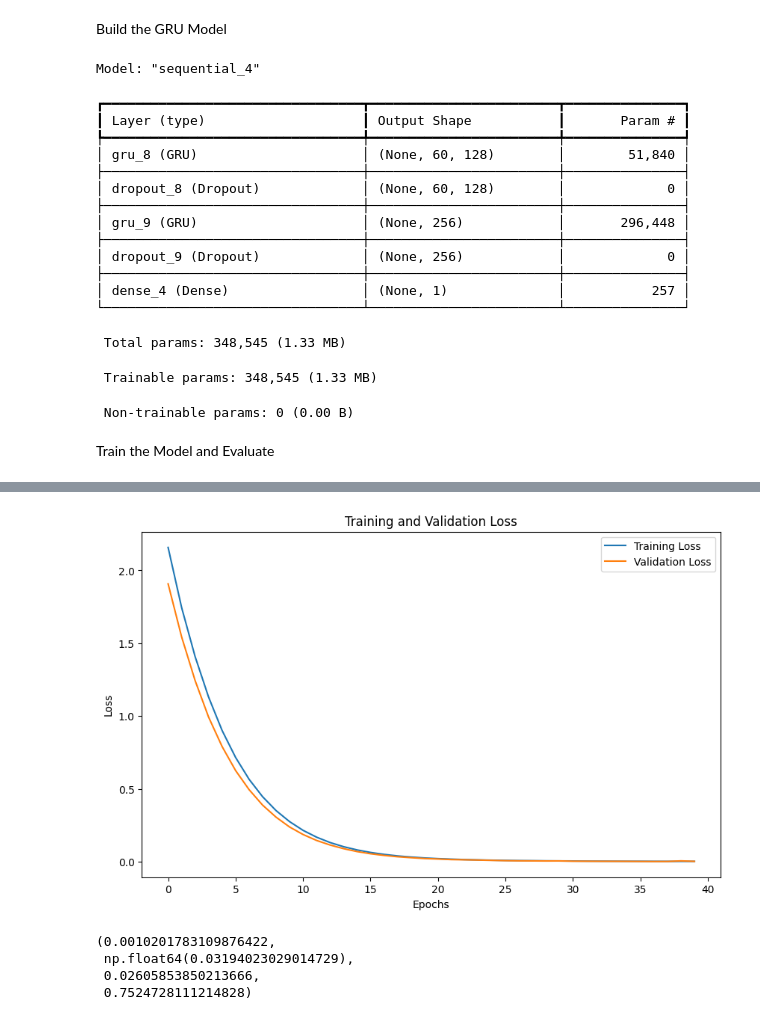
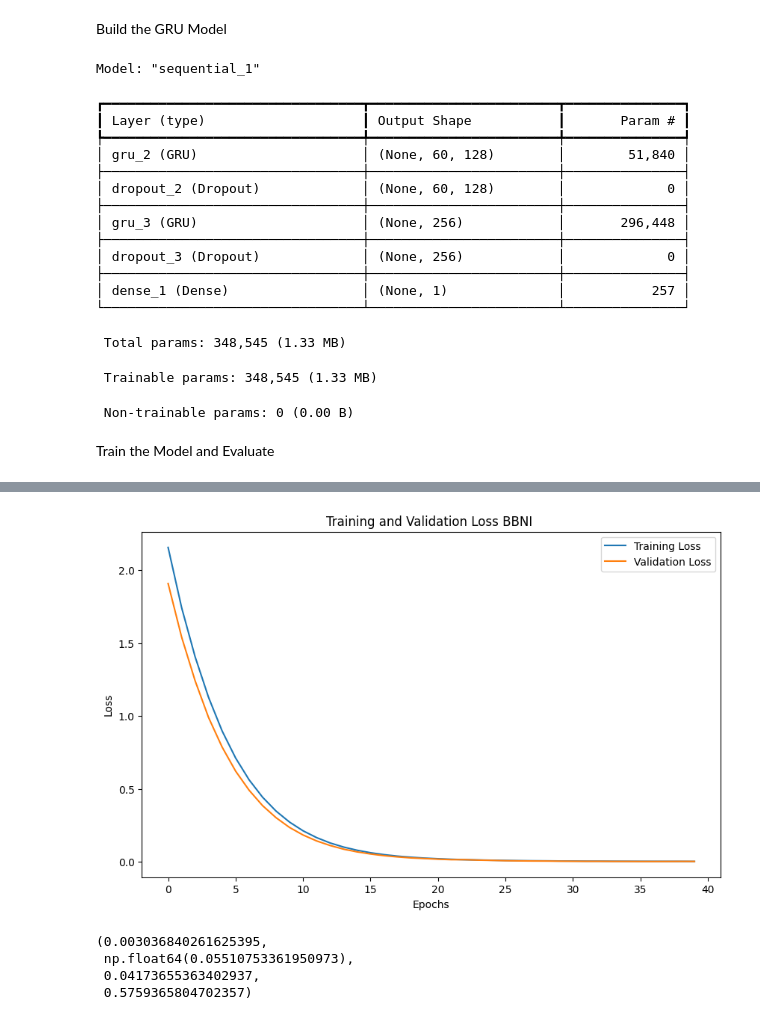
Before and after one commit to rizkyyilman/PrediksiSaham_GRU, a Jupyter notebook: app.ipynb, the cells around one changed output, grey strips where cells are left out. Saved outputs shown, nothing was run; the diff lists cells and outputs as text; code cells hidden in the pictures.

```diff
--- a/app.ipynb
+++ b/app.ipynb
@@ -33,7 +33,7 @@ Pada bagian ini, kita akan memuat dataset yang digunakan untuk analisis, memerik
 def load_and_process_data():
     print("Memuat dan memproses data...")
     files = {
-        "BBCA": "bca_5tahun_edited.csv"  # We are only using BBCA for the case study
+        "BBNI": "bni_5tahun_edited.csv"  # We are only using BBNI~ for the case study
     }
     df_list = []
     scalers = {}
@@ -98,7 +98,7 @@ def create_time_series(data, time_step=60):
     return np.array(X), np.array(y)
 
 # Extracting data for BBCA
-stock_df = df_combined[df_combined['Stock'] == 'BBCA']
+stock_df = df_combined[df_combined['Stock'] == 'BBNI']
 data = stock_df[numeric_cols].values
 
 # Defining time step and future steps
@@ -139,19 +139,19 @@ def build_gru_model(input_shape):
 model = build_gru_model((X_train.shape[1], X_train.shape[2]))
 model.summary()  # Check the model architecture
 # %% [output]
-Model: "sequential_4"
+Model: "sequential_1"
 ┏━━━━━━━━━━━━━━━━━━━━━━━━━━━━━━━━━┳━━━━━━━━━━━━━━━━━━━━━━━━┳━━━━━━━━━━━━━━━┓
 ┃ Layer (type)                    ┃ Output Shape           ┃       Param # ┃
 ┡━━━━━━━━━━━━━━━━━━━━━━━━━━━━━━━━━╇━━━━━━━━━━━━━━━━━━━━━━━━╇━━━━━━━━━━━━━━━┩
-│ gru_8 (GRU)                     │ (None, 60, 128)        │        51,840 │
+│ gru_2 (GRU)                     │ (None, 60, 128)        │        51,840 │
 ├─────────────────────────────────┼────────────────────────┼───────────────┤
-│ dropout_8 (Dropout)             │ (None, 60, 128)        │             0 │
+│ dropout_2 (Dropout)             │ (None, 60, 128)        │             0 │
 ├─────────────────────────────────┼────────────────────────┼───────────────┤
-│ gru_9 (GRU)                     │ (None, 256)            │       296,448 │
+│ gru_3 (GRU)                     │ (None, 256)            │       296,448 │
 ├─────────────────────────────────┼────────────────────────┼───────────────┤
-│ dropout_9 (Dropout)             │ (None, 256)            │             0 │
+│ dropout_3 (Dropout)             │ (None, 256)            │             0 │
 ├─────────────────────────────────┼────────────────────────┼───────────────┤
-│ dense_4 (Dense)                 │ (None, 1)              │           257 │
+│ dense_1 (Dense)                 │ (None, 1)              │           257 │
 └─────────────────────────────────┴────────────────────────┴───────────────┘
  Total params: 348,545 (1.33 MB)
  Trainable params: 348,545 (1.33 MB)
@@ -171,7 +171,7 @@ import matplotlib.pyplot as plt
 plt.figure(figsize=(10, 6))
 plt.plot(history.history['loss'], label='Training Loss')
 plt.plot(history.history['val_loss'], label='Validation Loss')
-plt.title('Training and Validation Loss')
+plt.title('Training and Validation Loss BBNI ')
 plt.xlabel('Epochs')
 plt.ylabel('Loss')
 plt.legend()
@@ -208,5 +208,5 @@ Epoch 40/100
-[figure, old version]
+[figure, new version]
-(0.0010201783109876422,
- np.float64(0.03194023029014729),
- 0.02605853850213666,
- 0.7524728111214828)
+(0.003036840261625395,
+ np.float64(0.05510753361950973),
+ 0.04173655363402937,
+ 0.5759365804702357)
```
Also changed, not shown: parts of 4 cells of this notebook, 24 other files.
